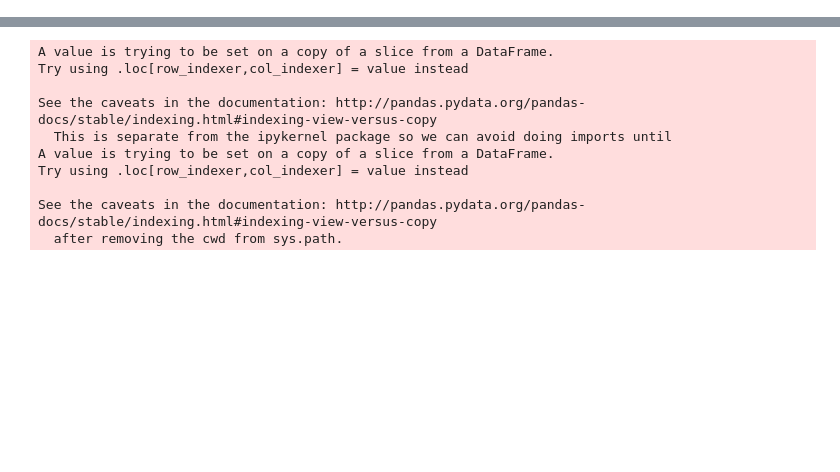
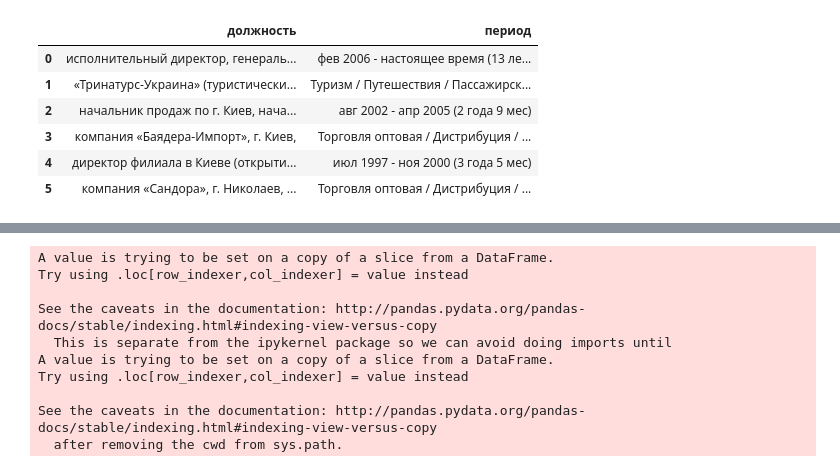
Before and after one commit to lukas1326/hr, a Jupyter notebook: rabota_try.ipynb, the cells around one changed output, grey strips where cells are left out. Saved outputs shown, nothing was run; the diff lists cells and outputs as text; code cells hidden in the pictures; blank space fills up the shorter version.

```diff
--- a/rabota_try.ipynb
+++ b/rabota_try.ipynb
@@ -76,5 +48,15 @@ kogda
 import pandas as pd
 d = {'должность':gde,'период':kogda}
 uh=pd.DataFrame(d)
+# %%
+uh
+# %% [output]
+|  | должность | период |
+| 0 | исполнительный директор, генераль... | фев 2006 - настоящее время (13 ле... |
+| 1 | «Тринатурс-Украина» (туристически... | Туризм / Путешествия / Пассажирск... |
+| 2 | начальник продаж по г. Киев, нача... | авг 2002 - апр 2005 (2 года 9 мес) |
+| 3 | компания «Баядера-Импорт», г. Киев, | Торговля оптовая / Дистрибуция / ... |
+| 4 | директор филиала в Киеве (открыти... | июл 1997 - ноя 2000 (3 года 5 мес) |
+| 5 | компания «Сандора», г. Николаев, ... | Торговля оптовая / Дистрибуция / ... |
 # %%
 uh['предприятие']=uh['должность'].shift(-1)
```
Also changed, not shown: parts of 7 cells of this notebook, 6 other files.
